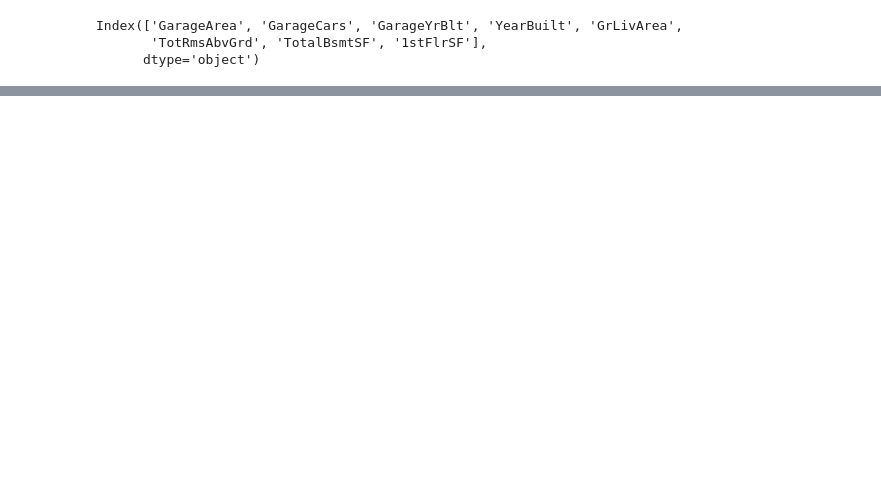
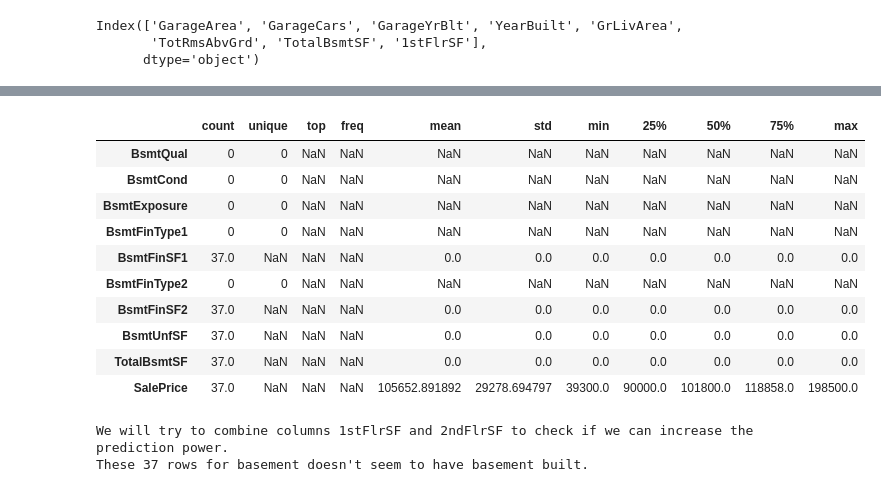
Before and after one commit to Anurag163/Kaggle--House-Prediction, a Jupyter notebook: House prediction Script.ipynb, the cells around one changed output, grey strips where cells are left out. Drawn from its saved outputs; the diff is of its cells as text; code cells hidden in the pictures; blank space fills up the shorter version.

```diff
--- a/House prediction Script.ipynb
+++ b/House prediction Script.ipynb
@@ -134,0 +220,21 @@ dtype: int64
+# %%
+TotalBsmtSF_zero_df=train_df[train_df['TotalBsmtSF']==0]
+TotalBsmtSF_zero_df.shape
+TotalBsmtSF_zero_df=TotalBsmtSF_zero_df[['BsmtQual','BsmtCond','BsmtExposure','BsmtFinType1','BsmtFinSF1','BsmtFinType2','BsmtFinSF2','BsmtUnfSF','TotalBsmtSF','SalePrice']]
+display(TotalBsmtSF_zero_df.describe(include='all').T)
+
+print('We will try to combine columns 1stFlrSF and 2ndFlrSF to check if we can increase the prediction power.\nThese 37 rows for basement doesn\'t seem to have basement built.')
+# %% [output]
+|  | count | unique | top | freq | mean | std | min | 25% | 50% | 75% | max |
+| BsmtQual | 0 | 0 | NaN | NaN | NaN | NaN | NaN | NaN | NaN | NaN | NaN |
+| BsmtCond | 0 | 0 | NaN | NaN | NaN | NaN | NaN | NaN | NaN | NaN | NaN |
+| BsmtExposure | 0 | 0 | NaN | NaN | NaN | NaN | NaN | NaN | NaN | NaN | NaN |
+| BsmtFinType1 | 0 | 0 | NaN | NaN | NaN | NaN | NaN | NaN | NaN | NaN | NaN |
+| BsmtFinSF1 | 37.0 | NaN | NaN | NaN | 0.0 | 0.0 | 0.0 | 0.0 | 0.0 | 0.0 | 0.0 |
+| BsmtFinType2 | 0 | 0 | NaN | NaN | NaN | NaN | NaN | NaN | NaN | NaN | NaN |
+| BsmtFinSF2 | 37.0 | NaN | NaN | NaN | 0.0 | 0.0 | 0.0 | 0.0 | 0.0 | 0.0 | 0.0 |
+| BsmtUnfSF | 37.0 | NaN | NaN | NaN | 0.0 | 0.0 | 0.0 | 0.0 | 0.0 | 0.0 | 0.0 |
+| TotalBsmtSF | 37.0 | NaN | NaN | NaN | 0.0 | 0.0 | 0.0 | 0.0 | 0.0 | 0.0 | 0.0 |
+| SalePrice | 37.0 | NaN | NaN | NaN | 105652.891892 | 29278.694797 | 39300.0 | 90000.0 | 101800.0 | 118858.0 | 198500.0 |
+We will try to combine columns 1stFlrSF and 2ndFlrSF to check if we can increase the prediction power.
+These 37 rows for basement doesn't seem to have basement built.
```
Also changed, not shown: parts of 6 cells of this notebook.
